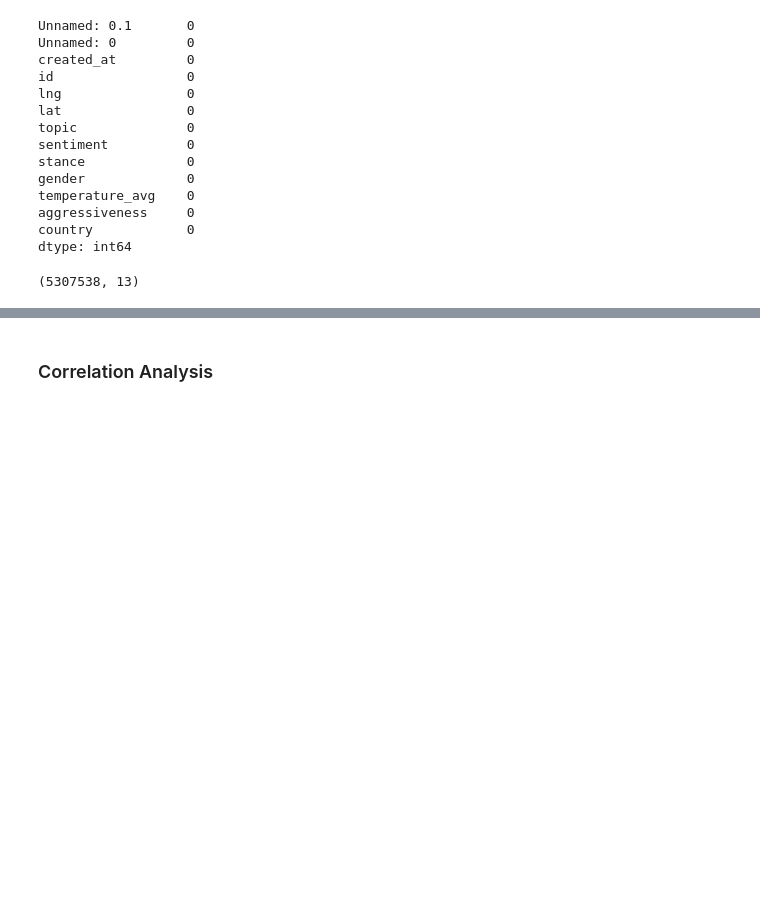
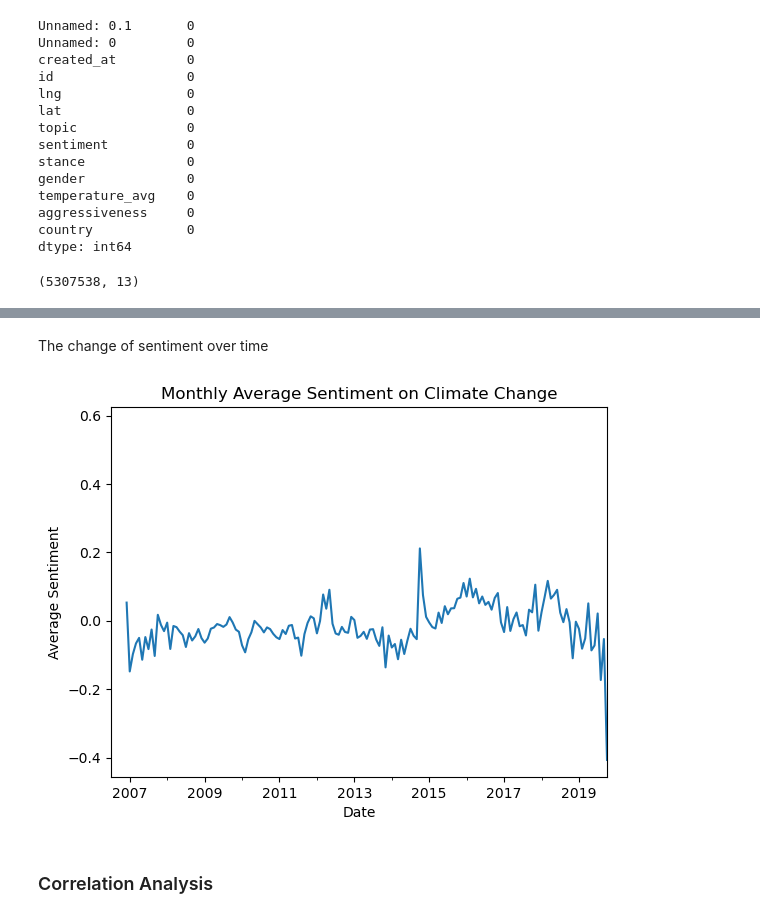
Before and after one commit to Kisha-H/Group-YAQ, a Jupyter notebook: FinalProject_groupXXX.ipynb, the cells around one changed output, grey strips where cells are left out. Cells and saved outputs as stored; diff of their text form; code cells hidden in the pictures; blank space fills up the shorter version.

```diff
--- a/FinalProject_groupXXX.ipynb
+++ b/FinalProject_groupXXX.ipynb
@@ -173,3 +217,14 @@ data.head()
+# %% [markdown]
+The change of sentiment over time
+# %%
+data['created_at'] = pd.to_datetime(data['created_at'])
+monthly_sentiment = data.set_index('created_at').resample('M')['sentiment'].mean()
+monthly_sentiment.plot(title='Monthly Average Sentiment on Climate Change')
+plt.ylabel('Average Sentiment')
+plt.xlabel('Date')
+plt.show()
+# %% [output]
+[figure, added]
 # %% [markdown]
 ### Correlation Analysis
 # %%
```
Also changed, not shown: parts of 39 cells of this notebook.
